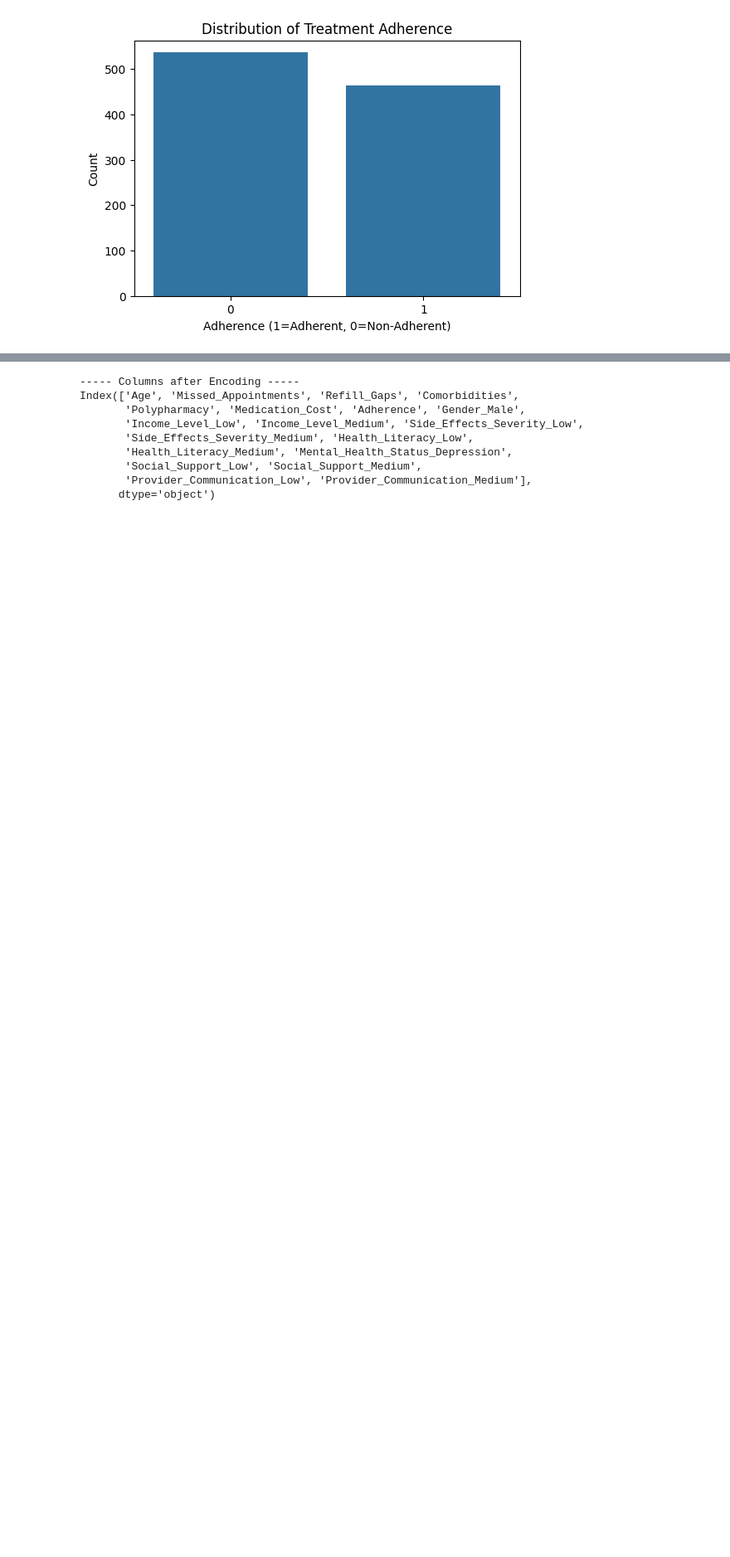
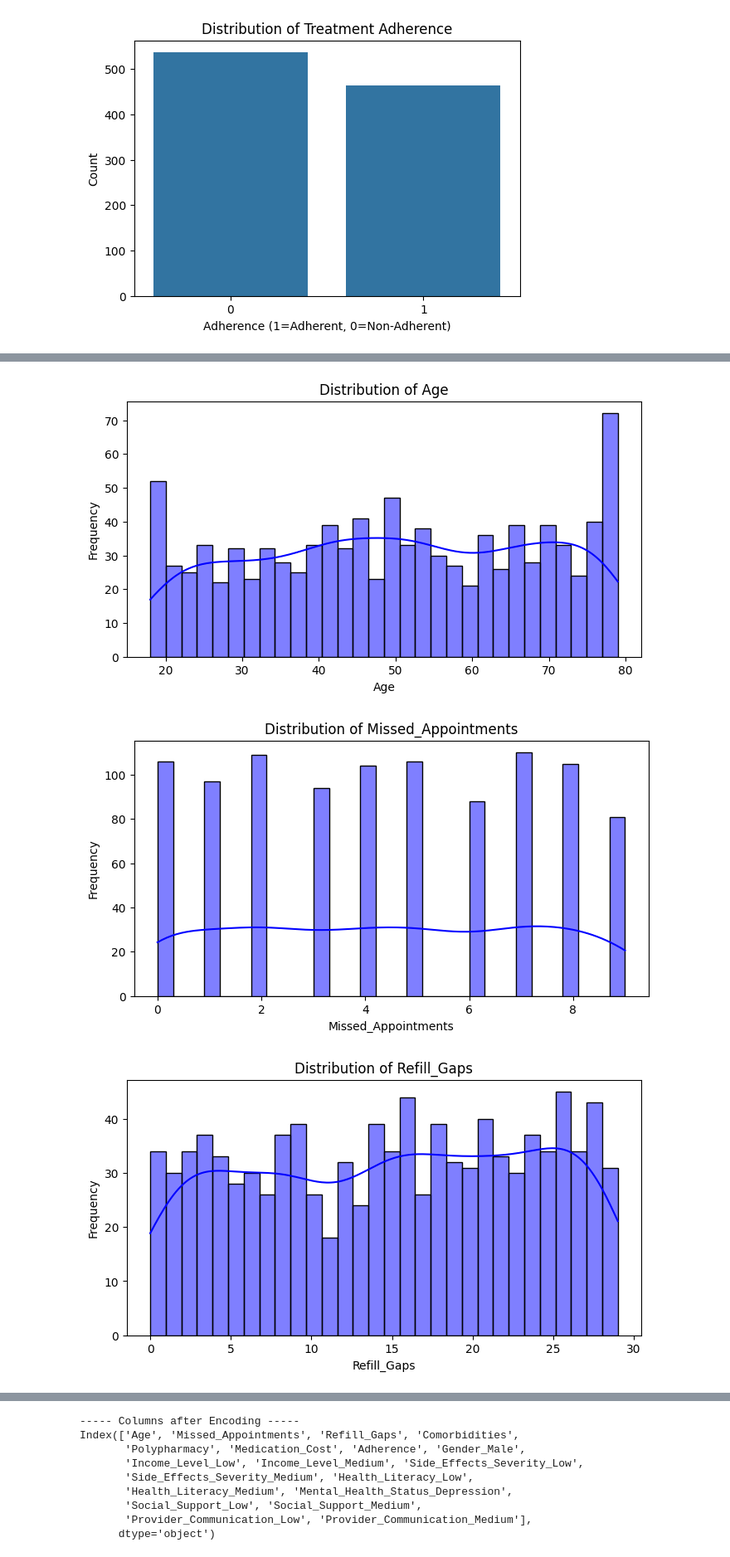
Before and after one commit to Benjilitics/Treatment-Adherence-Prediction, a Jupyter notebook: adherence_analysis.ipynb, the cells around one changed output, grey strips where cells are left out. Shown at 83% size. Drawn from its saved outputs; the diff is of its cells as text; code cells hidden in the pictures; blank space fills up the shorter version.

```diff
--- a/adherence_analysis.ipynb
+++ b/adherence_analysis.ipynb
@@ -159,0 +204,11 @@ plt.show()
+# %%
+# Check data types
+print("\nData Types:")
+print(data.dtypes)
+
+# Identify categorical and numerical columns
+categorical_columns = data.select_dtypes(include=['object', 'category']).columns
+numerical_columns = data.select_dtypes(include=['int64', 'float64']).columns
+
+print(f"\nCategorical Columns: {list(categorical_columns)}")
+print(f"Numerical Columns: {list(numerical_columns)}")
@@ -159,0 +261,23 @@ plt.show()
+# %%
+# Plot distributions for numerical columns
+for col in numerical_columns:
+    plt.figure(figsize=(8, 4))
+    sns.histplot(data[col], kde=True, bins=30, color='blue')
+    plt.title(f'Distribution of {col}')
+    plt.xlabel(col)
+    plt.ylabel('Frequency')
+    plt.show()
+
+# Plot bar charts for categorical columns
+for col in categorical_columns:
+    plt.figure(figsize=(8, 4))
+    sns.countplot(data[col], palette='viridis')
+    plt.title(f'Count of {col}')
+    plt.xlabel(col)
+    plt.ylabel('Count')
+    plt.xticks(rotation=45)
+    plt.show()
+# %% [output]
+[figure, added]
+[figure, added]
+[figure, added]
```
Also changed, not shown: parts of 12 cells of this notebook.
